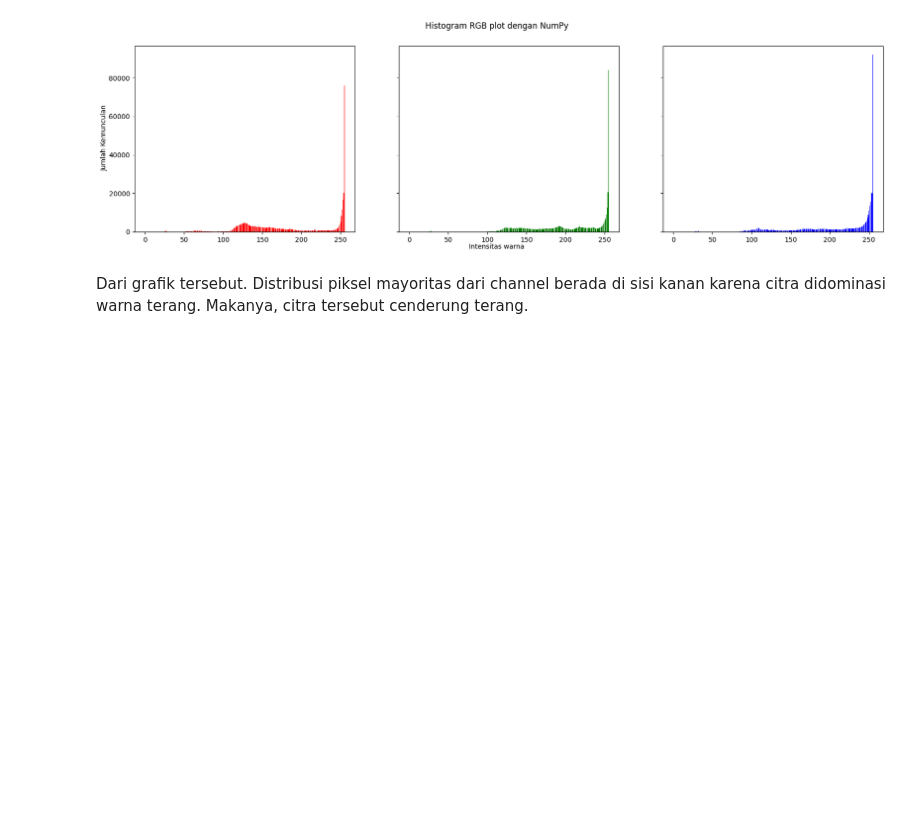
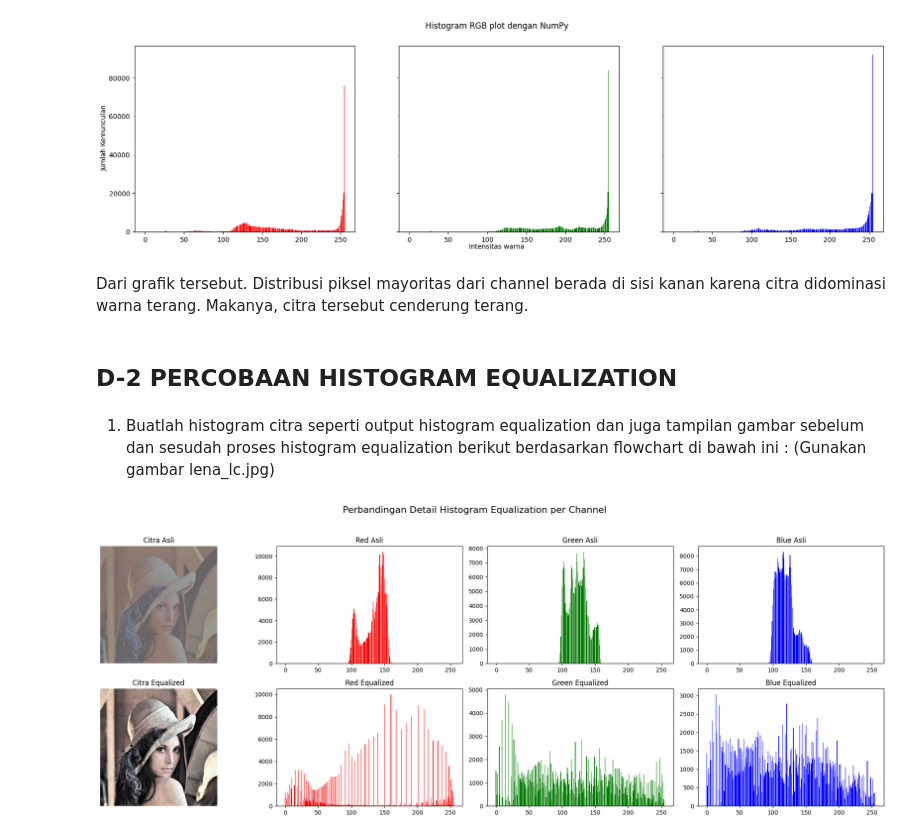
Before and after one commit to HanifFaishalH/PCVK25_3F_15, a Jupyter notebook: Week5_15.ipynb, the cells around one changed output. Saved outputs shown, nothing was run; the diff lists cells and outputs as text; code cells hidden in the pictures; blank space fills up the shorter version.

Commit message:
P5_PercobaanD2_15

```diff
--- a/Week5_15.ipynb
+++ b/Week5_15.ipynb
@@ -116,3 +116,70 @@ plt.show()
 [figure]
 # %% [markdown]
 Dari grafik tersebut. Distribusi piksel mayoritas dari channel berada di sisi kanan karena citra didominasi warna terang. Makanya, citra tersebut cenderung terang.
+# %% [markdown]
+## D-2 PERCOBAAN HISTOGRAM EQUALIZATION
+# %% [markdown]
+1. Buatlah histogram citra seperti output histogram equalization dan juga tampilan
+gambar sebelum dan sesudah proses histogram equalization berikut berdasarkan flowchart di bawah ini : (Gunakan gambar lena_lc.jpg)
+# %%
+lena = cv.imread('/content/drive/MyDrive/PCVK25_3F_15/image/lena_lc.jpg')
+lena_rgb = cv.cvtColor(lena, cv.COLOR_BGR2RGB)
+
+# Proses Histogram Equalization (tidak ada perubahan)
+lena_hsv = cv.cvtColor(lena_rgb, cv.COLOR_RGB2HSV)
+h, s, v = cv.split(lena_hsv)
+hist_v, _ = np.histogram(v.ravel(), 256, [0, 256])
+cdf_v = np.cumsum(hist_v)
+cdf_min = cdf_v.min()
+if cdf_min == 0:
+  cdf_min = 1
+
+cdf_normalized = ((cdf_v - cdf_min) * 255) / (cdf_v.max() - cdf_min)
+transformation_map = cdf_normalized.astype('uint8')
+v_equalized = transformation_map[v]
+hsv_equalized = cv.merge([h, s, v_equalized])
+lena_equalized_rgb = cv.cvtColor(hsv_equalized, cv.COLOR_HSV2RGB)
+
+# 2. Hitung semua histogram yang dibutuhkan (tidak ada perubahan)
+red_hist_orig, _ = np.histogram(lena_rgb[:,:,0].ravel(), bins=256, range=[0, 256])
+green_hist_orig, _ = np.histogram(lena_rgb[:,:,1].ravel(), bins=256, range=[0, 256])
+blue_hist_orig, _ = np.histogram(lena_rgb[:,:,2].ravel(), bins=256, range=[0, 256])
+
+red_hist_eq, _ = np.histogram(lena_equalized_rgb[:,:,0].ravel(), bins=256, range=[0, 256])
+green_hist_eq, _ = np.histogram(lena_equalized_rgb[:,:,1].ravel(), bins=256, range=[0, 256])
+blue_hist_eq, _ = np.histogram(lena_equalized_rgb[:,:,2].ravel(), bins=256, range=[0, 256])
+
+# 3. Setup Plotting Perbandingan
+# PERBAIKAN 1: Mengubah sharey=True menjadi sharey=False (atau menghapusnya)
+fig, axs = plt.subplots(2, 4, figsize=(20, 8), sharey=False)
+fig.suptitle('Perbandingan Detail Histogram Equalization per Channel', fontsize=16)
+
+# --- BARIS 1: SEBELUM EQUALIZATION ---
+axs[0, 0].imshow(lena_rgb)
+axs[0, 0].set_title('Citra Asli')
+axs[0, 0].axis('off')
+
+names = np.arange(256)
+axs[0, 1].bar(names, red_hist_orig, color='red')
+axs[0, 1].set_title('Red Asli')
+axs[0, 2].bar(names, green_hist_orig, color='green')
+axs[0, 2].set_title('Green Asli')
+axs[0, 3].bar(names, blue_hist_orig, color='blue')
+axs[0, 3].set_title('Blue Asli')
+
+# --- BARIS 2: SESUDAH EQUALIZATION ---
+axs[1, 0].imshow(lena_equalized_rgb)
+axs[1, 0].set_title('Citra Equalized')
+axs[1, 0].axis('off')
+
+axs[1, 1].bar(names, red_hist_eq, color='red')
+axs[1, 1].set_title('Red Equalized')
+axs[1, 2].bar(names, green_hist_eq, color='green')
+axs[1, 2].set_title('Green Equalized')
+axs[1, 3].bar(names, blue_hist_eq, color='blue')
+axs[1, 3].set_title('Blue Equalized')
+
+plt.tight_layout(rect=[0, 0.03, 1, 0.95])
+plt.show()
+# %% [output]
+[figure, added]
```
Also changed, not shown: parts of 3 cells of this notebook.
